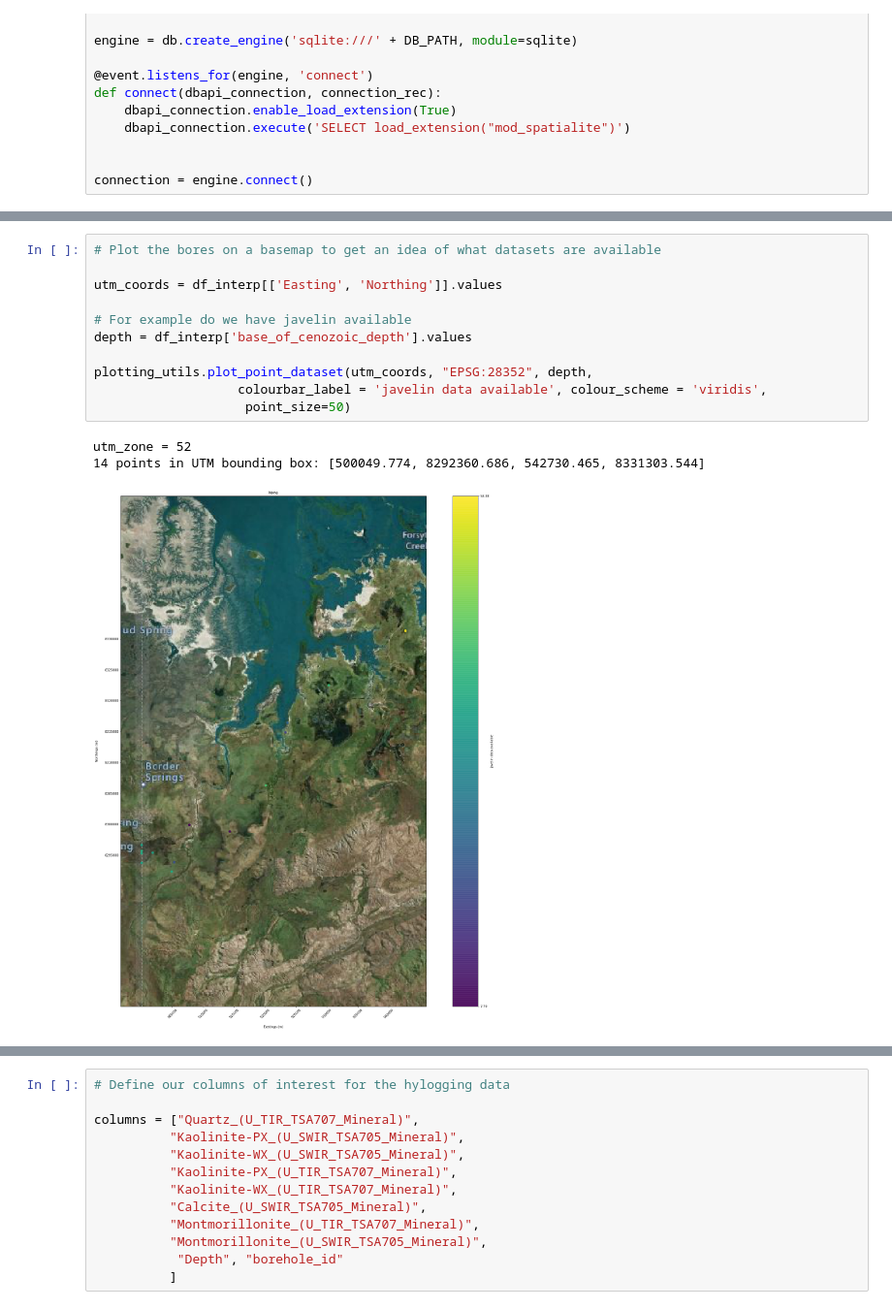
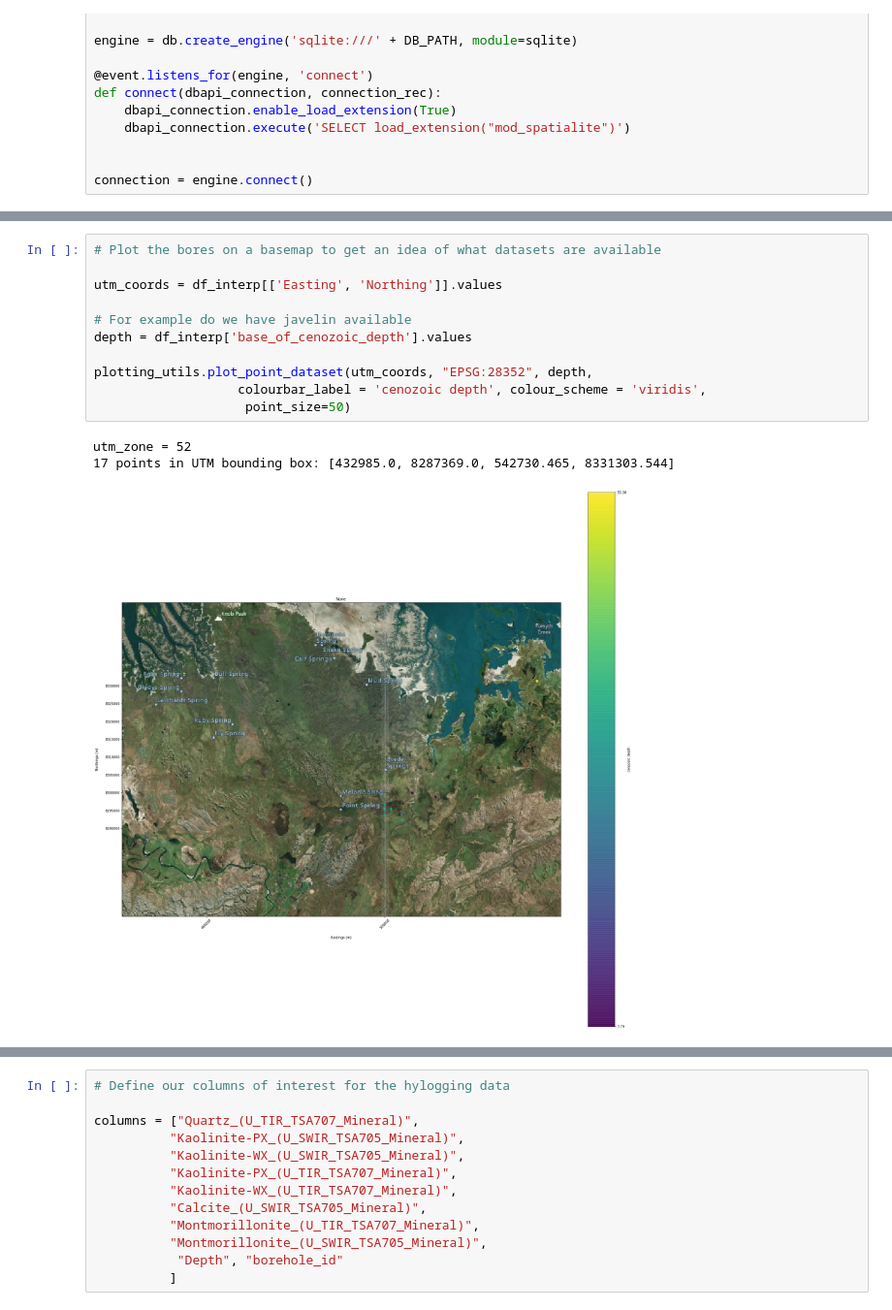
Before and after one commit to GeoscienceAustralia/hydrogeol_utils, a Jupyter notebook: notebooks/EastKimberley_borehole_key_params.ipynb, the cells around one changed output, grey strips where cells are left out. Shown at 97% size. Saved outputs shown, nothing was run; the diff lists cells and outputs as text.

```diff
--- a/notebooks/EastKimberley_borehole_key_params.ipynb
+++ b/notebooks/EastKimberley_borehole_key_params.ipynb
@@ -127,18 +130,18 @@ df_header
 # %%
 # Plot the bores on a basemap to get an idea of what datasets are available
 
 utm_coords = df_interp[['Easting', 'Northing']].values
 
 # For example do we have javelin available
 depth = df_interp['base_of_cenozoic_depth'].values
 
 plotting_utils.plot_point_dataset(utm_coords, "EPSG:28352", depth,
-                   colourbar_label = 'javelin data available', colour_scheme = 'viridis',
+                   colourbar_label = 'cenozoic depth', colour_scheme = 'viridis',
                     point_size=50)
 # %% [output]
 utm_zone = 52
-14 points in UTM bounding box: [500049.774, 8292360.686, 542730.465, 8331303.544]
+17 points in UTM bounding box: [432985.0, 8287369.0, 542730.465, 8331303.544]
-[figure, old version]
+[figure, new version]
 # %%
 # First import all the datasets based on our enos (primary key)
 
```
Also changed, not shown: parts of 7 cells of this notebook, 4 other files.
